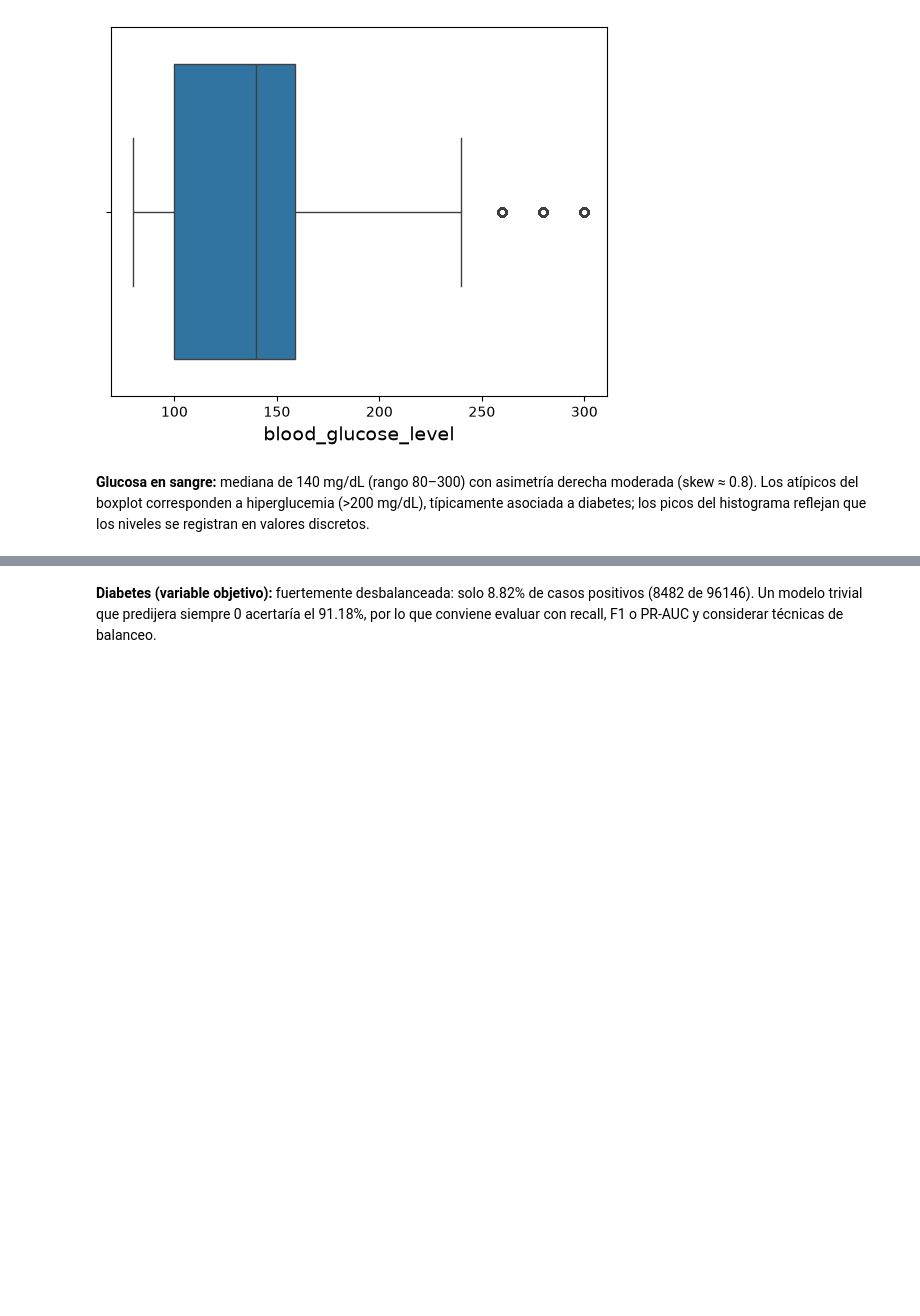
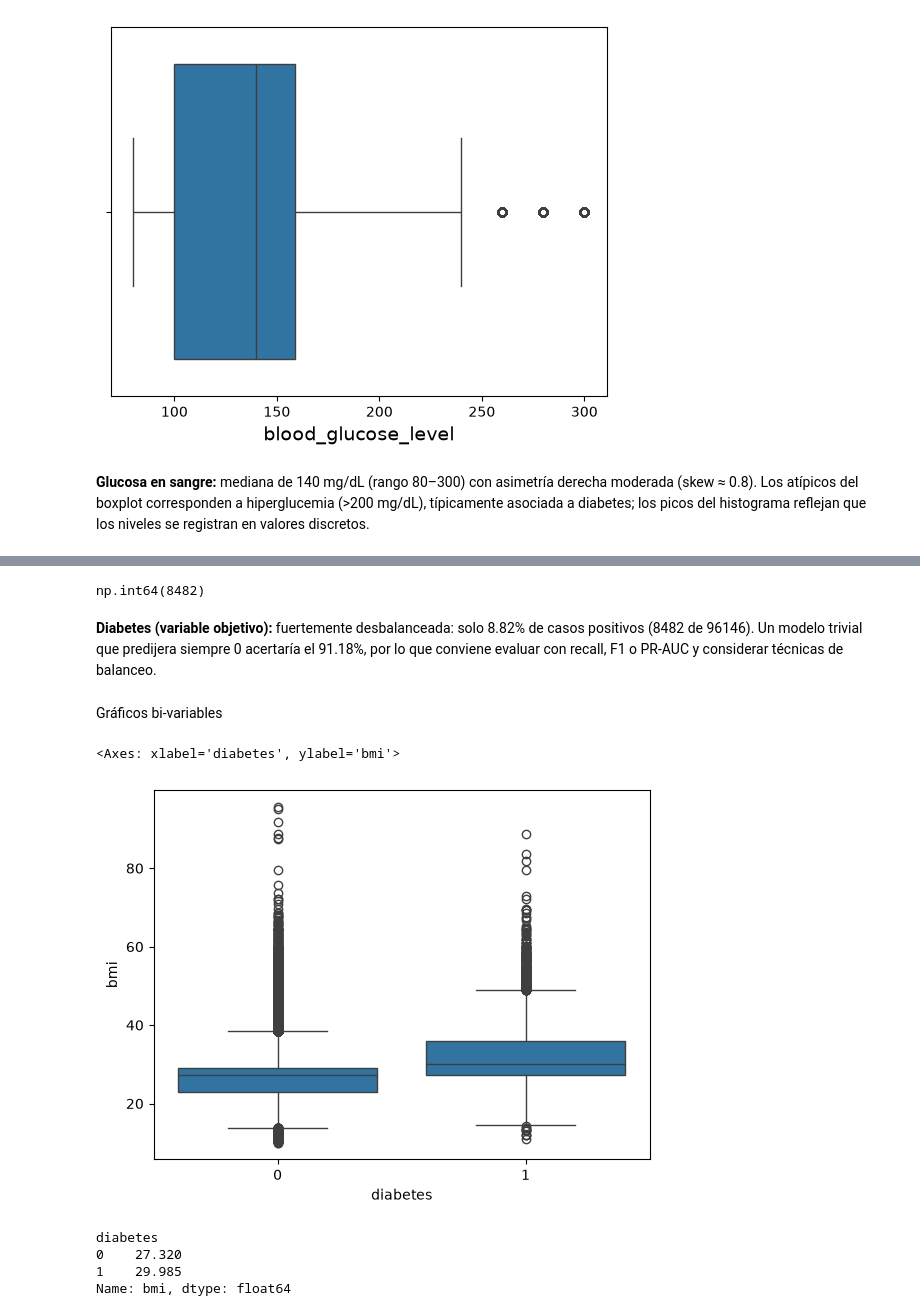
Before and after one commit to JulyAnAr88/mg-datos, a Jupyter notebook: automatizacion-test/proyecto-aprendizaje-automatico.ipynb, the cells around one changed output, grey strips where cells are left out. Drawn from its saved outputs; the diff is of its cells as text; code cells hidden in the pictures; blank space fills up the shorter version.

```diff
--- a/automatizacion-test/proyecto-aprendizaje-automatico.ipynb
+++ b/automatizacion-test/proyecto-aprendizaje-automatico.ipynb
@@ -255,2 +242,20 @@ plt.show()
+# %%
+diabetes_counts[1]
+# %% [output]
+np.int64(8482)
 # %% [markdown]
 **Diabetes (variable objetivo):** fuertemente desbalanceada: solo 8.82% de casos positivos (8482 de 96146). Un modelo trivial que predijera siempre 0 acertaría el 91.18%, por lo que conviene evaluar con recall, F1 o PR-AUC y considerar técnicas de balanceo.
+# %% [markdown]
+Gráficos bi-variables
+# %%
+sns.boxplot(x=diabetes['diabetes'],y=diabetes['bmi'])
+# %% [output]
+<Axes: xlabel='diabetes', ylabel='bmi'>
+[figure, added]
+# %%
+diabetes.groupby("diabetes")["bmi"].median()
+# %% [output]
+diabetes
+0    27.320
+1    29.985
+Name: bmi, dtype: float64
```
Also changed, not shown: parts of 8 cells of this notebook.
